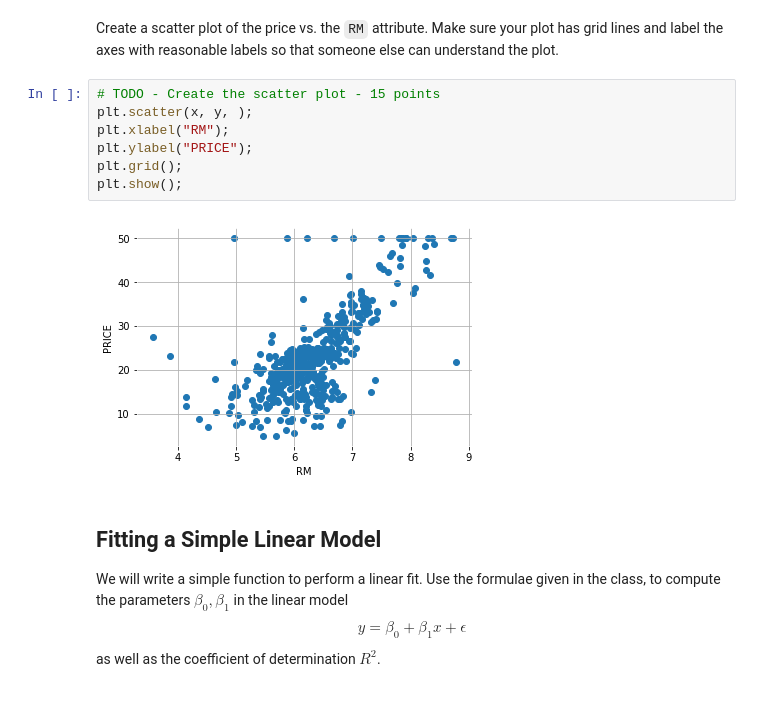
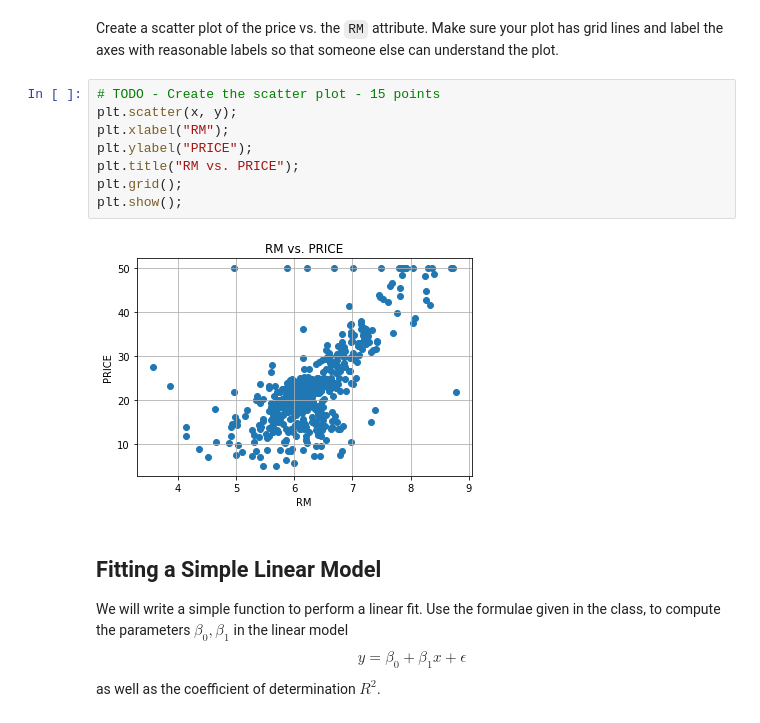
Before and after one commit to zafirhsn/machine-learning, a Jupyter notebook: hw-1/Programming Assignment 1 - Simple Linear Regression.ipynb, the cells around one changed output. Drawn from its saved outputs; the diff is of its cells as text.

```diff
--- a/hw-1/Programming Assignment 1 - Simple Linear Regression.ipynb
+++ b/hw-1/Programming Assignment 1 - Simple Linear Regression.ipynb
@@ -136,13 +136,14 @@ print(x);
 Create a scatter plot of the price vs. the `RM` attribute.  Make sure your plot has grid lines and label the axes with reasonable labels so that someone else can understand the plot.
 # %%
 # TODO - Create the scatter plot - 15 points
-plt.scatter(x, y, );
+plt.scatter(x, y);
 plt.xlabel("RM");
 plt.ylabel("PRICE");
+plt.title("RM vs. PRICE");
 plt.grid();
 plt.show();
 # %% [output]
-[figure, old version]
+[figure, new version]
 # %% [markdown]
 ## Fitting a Simple Linear Model
 
```
Also changed, not shown: parts of 18 cells of this notebook, 4 other files.
